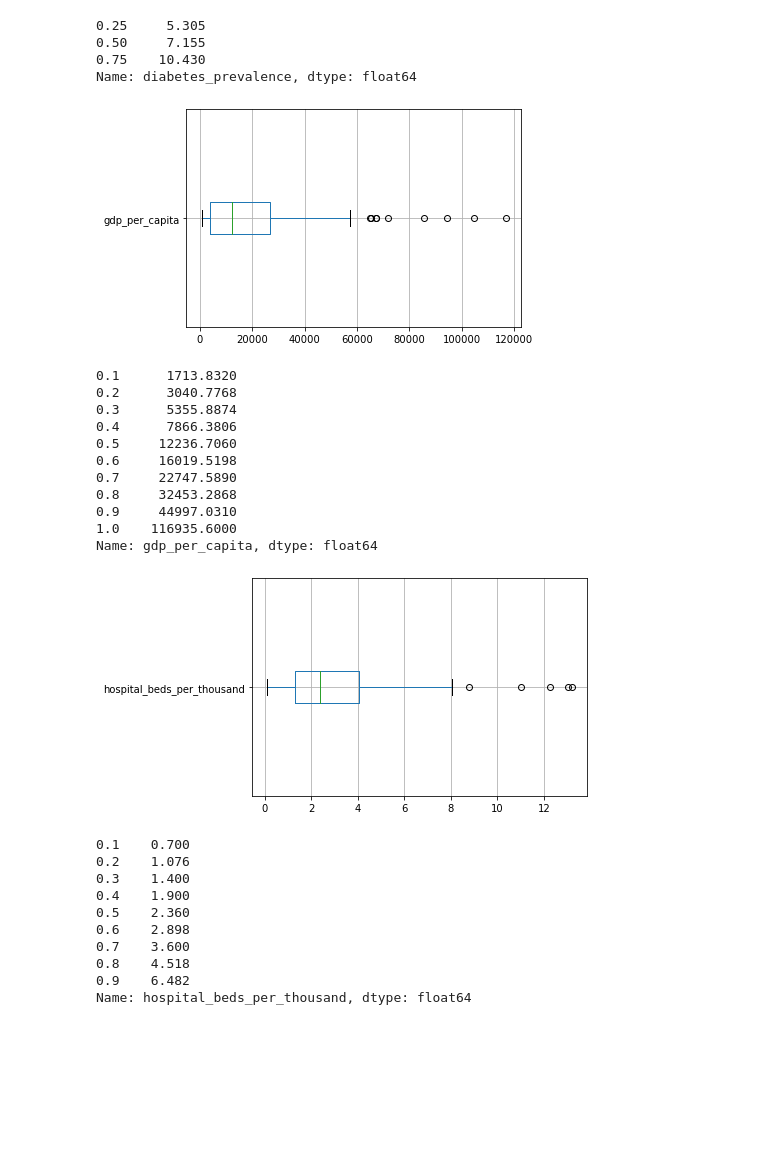
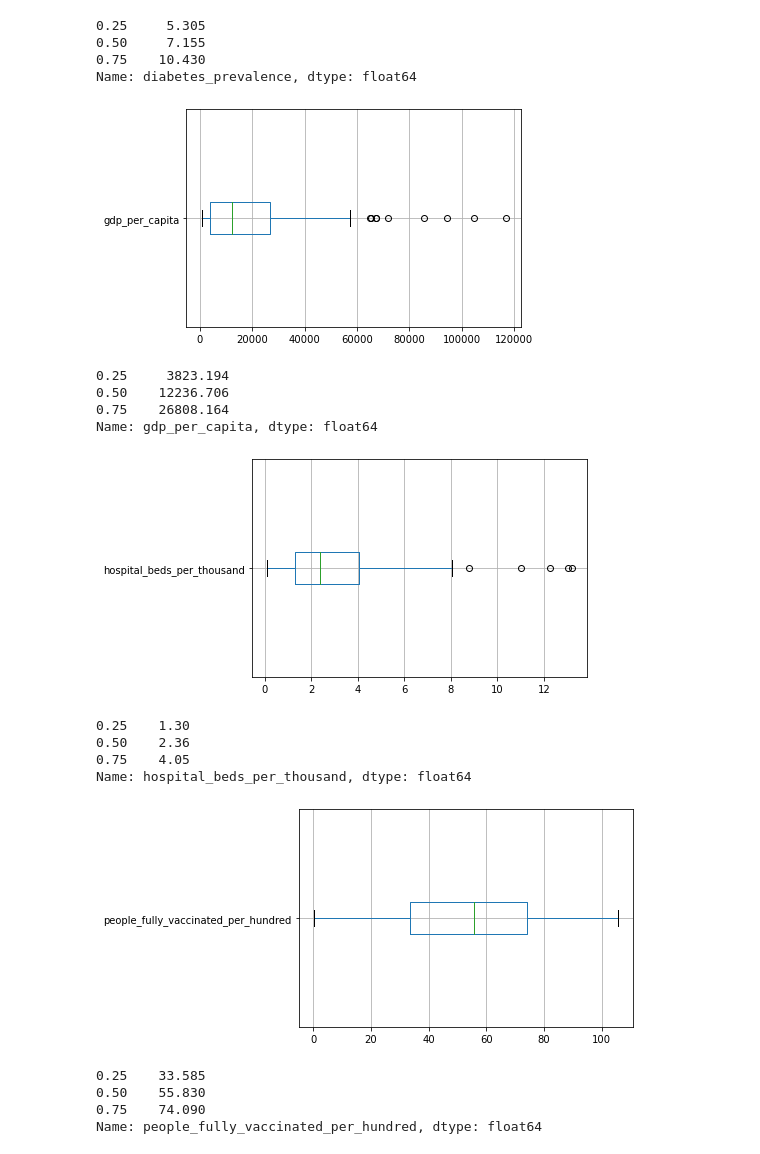
Before and after one commit to Yung-Hsin-Chen/Causalities-of-Covid-Pandemics, a Jupyter notebook: final_project/src/visualization/visualize_EDA.ipynb, the cells around one changed output. Saved outputs shown, nothing was run; the diff lists cells and outputs as text; code cells hidden in the pictures; blank space fills up the shorter version.

```diff
--- a/final_project/src/visualization/visualize_EDA.ipynb
+++ b/final_project/src/visualization/visualize_EDA.ipynb
@@ -57,19 +57,12 @@ df1 = df.loc[df["gdp_per_capita"] > 0]
 df1.boxplot('gdp_per_capita', vert=False)
 plt.show()
 
-print(df1['gdp_per_capita'].quantile([0.1,0.2,0.3,0.4,0.5,0.6,0.7,0.8,0.9,1]))
+print(df1['gdp_per_capita'].quantile([0.25,0.5,0.75]))
 # %% [output]
 [figure]
-0.1      1713.8320
-0.2      3040.7768
-0.3      5355.8874
-0.4      7866.3806
-0.5     12236.7060
-0.6     16019.5198
-0.7     22747.5890
-0.8     32453.2868
-0.9     44997.0310
-1.0    116935.6000
+0.25     3823.194
+0.50    12236.706
+0.75    26808.164
 Name: gdp_per_capita, dtype: float64
 # %%
 # 5. hospital beds per thousand inhabitants.
@@ -78,17 +71,25 @@ df1 = df.loc[df["hospital_beds_per_thousand"] > 0]
 df1.boxplot('hospital_beds_per_thousand', vert=False)
 plt.show()
 
-print(df1['hospital_beds_per_thousand'].quantile([0.1,0.2,0.3,0.4,0.5,0.6,0.7,0.8,0.9]))
+print(df1['hospital_beds_per_thousand'].quantile([0.25,0.5,0.75]))
 # %% [output]
 [figure]
-0.1    0.700
-0.2    1.076
-0.3    1.400
-0.4    1.900
-0.5    2.360
-0.6    2.898
-0.7    3.600
-0.8    4.518
-0.9    6.482
+0.25    1.30
+0.50    2.36
+0.75    4.05
 Name: hospital_beds_per_thousand, dtype: float64
+# %%
+# 6. people fully vaccinated per hundred
+# We use the same methods as in 2.
+df1 = df.loc[df["people_fully_vaccinated_per_hundred"] > 0]
+df1.boxplot('people_fully_vaccinated_per_hundred', vert=False)
+plt.show()
+
+print(df1['people_fully_vaccinated_per_hundred'].quantile([0.25,0.5,0.75]))
+# %% [output]
+[figure, added]
+0.25    33.585
+0.50    55.830
+0.75    74.090
+Name: people_fully_vaccinated_per_hundred, dtype: float64
 # %%
```
Also changed, not shown: parts of 5 cells of this notebook, 14 other files.
